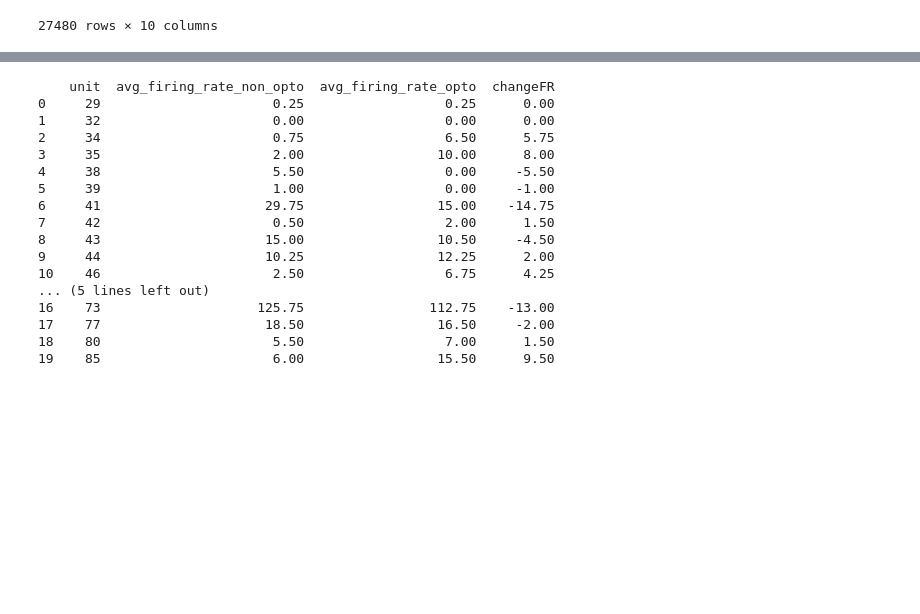
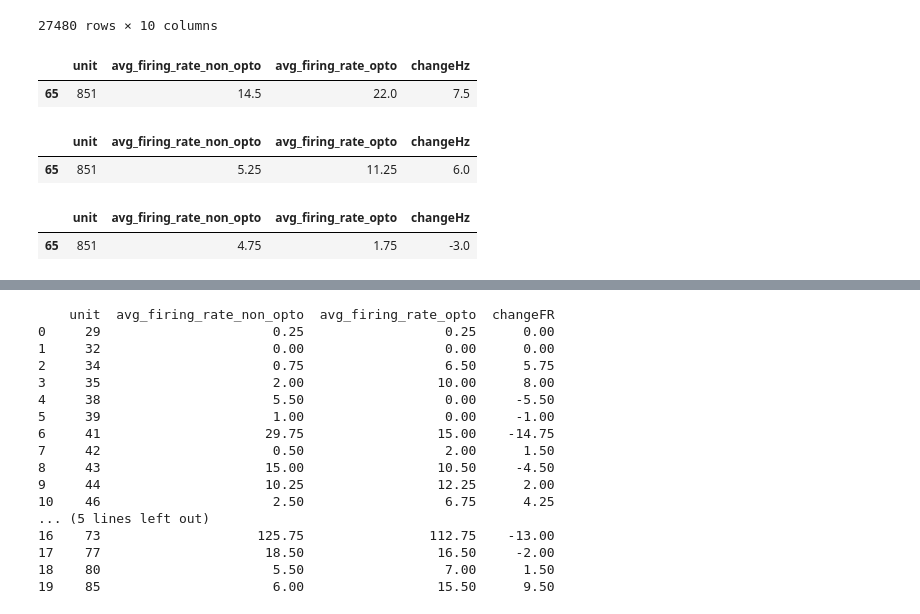
Before and after one commit to granthughes1999/nwb, a Jupyter notebook: Rotation_files/paBoNT2_analysis_grant.ipynb, the cells around one changed output, grey strips where cells are left out. Saved outputs shown, nothing was run; the diff lists cells and outputs as text; code cells hidden in the pictures; blank space fills up the shorter version.

```diff
--- a/Rotation_files/paBoNT2_analysis_grant.ipynb
+++ b/Rotation_files/paBoNT2_analysis_grant.ipynb
@@ -2219,0 +2298,16 @@ paBont2.trials()
+# %%
+# show just the row for a specific unit
+fr_early[fr_early['unit'] == 851]
+# %% [output]
+|  | unit | avg_firing_rate_non_opto | avg_firing_rate_opto | changeHz |
+| 65 | 851 | 14.5 | 22.0 | 7.5 |
+# %%
+fr_mid[fr_mid['unit'] == 851]
+# %% [output]
+|  | unit | avg_firing_rate_non_opto | avg_firing_rate_opto | changeHz |
+| 65 | 851 | 5.25 | 11.25 | 6.0 |
+# %%
+fr_late[fr_late['unit'] == 851]
+# %% [output]
+|  | unit | avg_firing_rate_non_opto | avg_firing_rate_opto | changeHz |
+| 65 | 851 | 4.75 | 1.75 | -3.0 |
```
Also changed, not shown: parts of 8 cells of this notebook.
